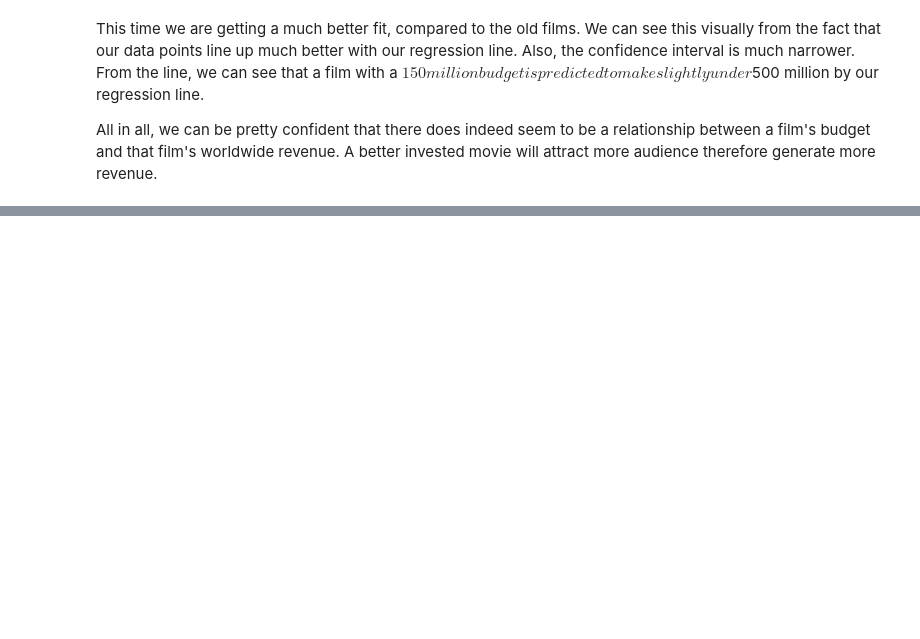
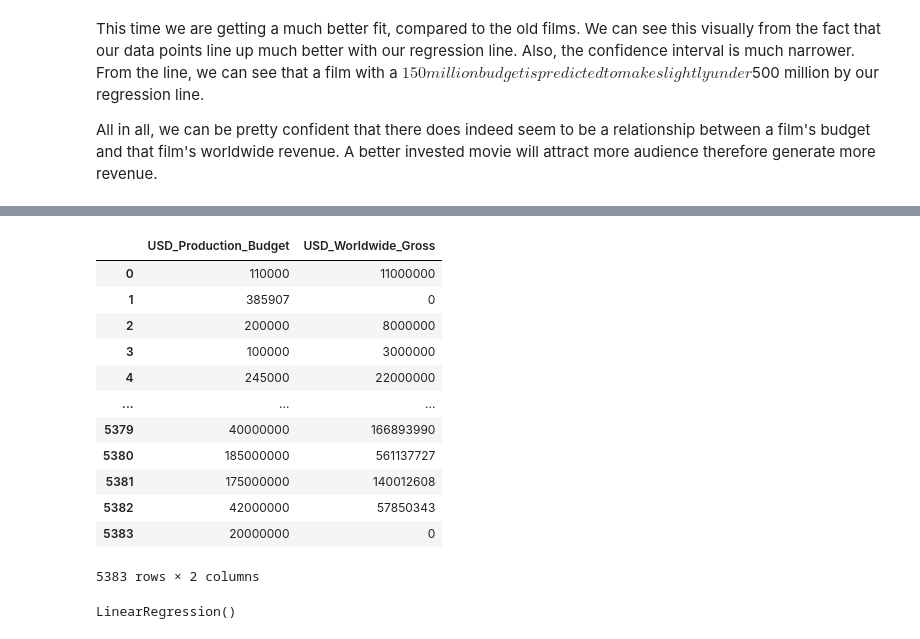
Before and after one commit to Chau-Ngoc/analyze-movie-revenue, a Jupyter notebook: analyze-movie-revenue.ipynb, the cells around one changed output, grey strips where cells are left out. Drawn from its saved outputs; the diff is of its cells as text; code cells hidden in the pictures; blank space fills up the shorter version.

```diff
--- a/analyze-movie-revenue.ipynb
+++ b/analyze-movie-revenue.ipynb
@@ -431,0 +442,27 @@ All in all, we can be pretty confident that there does indeed seem to be a relat
+# %%
+df_budget_gross = df_clean[['USD_Production_Budget', 'USD_Worldwide_Gross']]
+df_budget_gross
+# %% [output]
+|  | USD_Production_Budget | USD_Worldwide_Gross |
+| 0 | 110000 | 11000000 |
+| 1 | 385907 | 0 |
+| 2 | 200000 | 8000000 |
+| 3 | 100000 | 3000000 |
+| 4 | 245000 | 22000000 |
+| ... | ... | ... |
+| 5379 | 40000000 | 166893990 |
+| 5380 | 185000000 | 561137727 |
+| 5381 | 175000000 | 140012608 |
+| 5382 | 42000000 | 57850343 |
+| 5383 | 20000000 | 0 |
+5383 rows × 2 columns
+# %%
+
+regressor = LinearRegression()
+
+X = df_budget_gross.iloc[:, :-1].values
+y = df_budget_gross.iloc[:, -1].values
+
+regressor.fit(X, y)
+# %% [output]
+LinearRegression()
```
Also changed, not shown: parts of 12 cells of this notebook.
